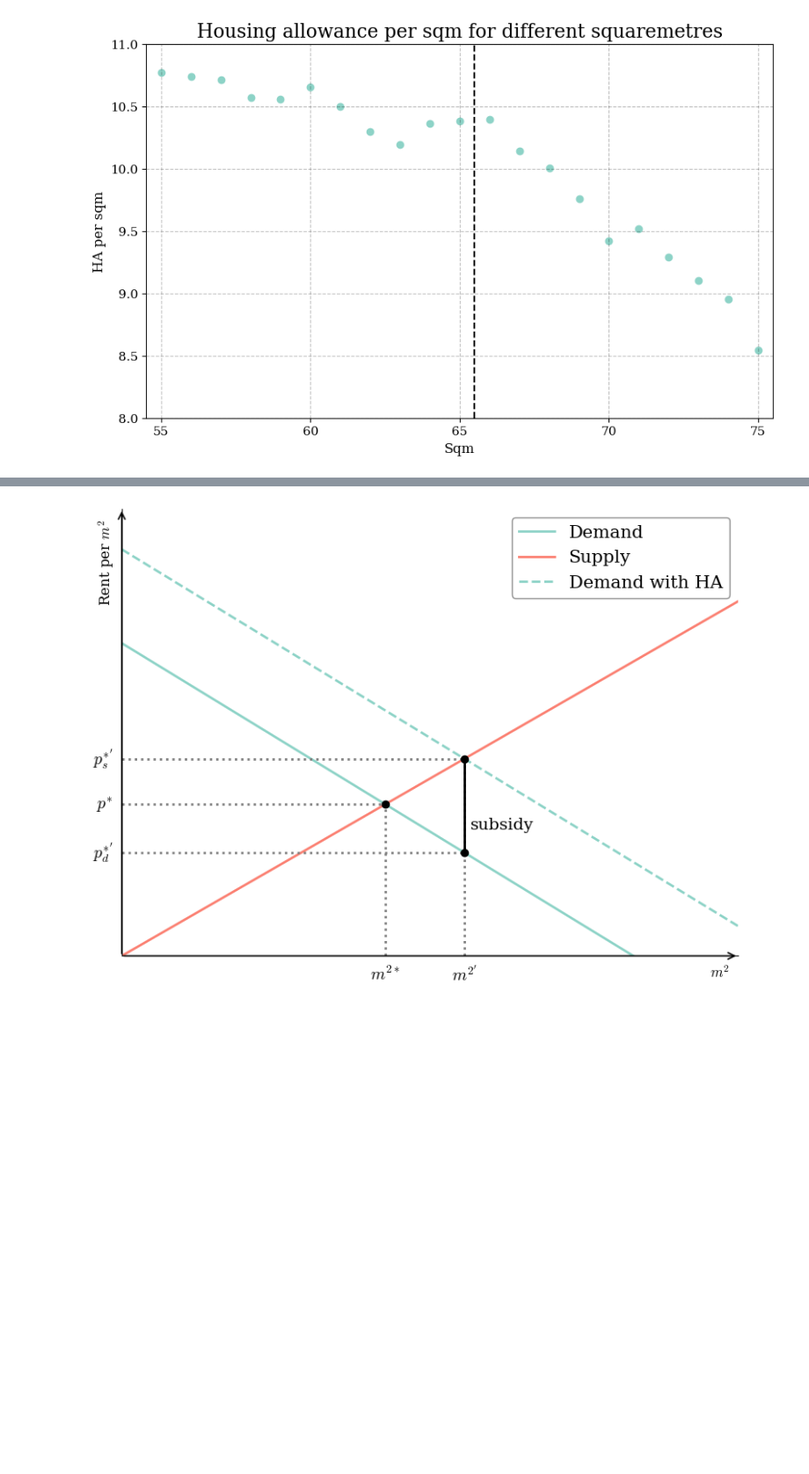
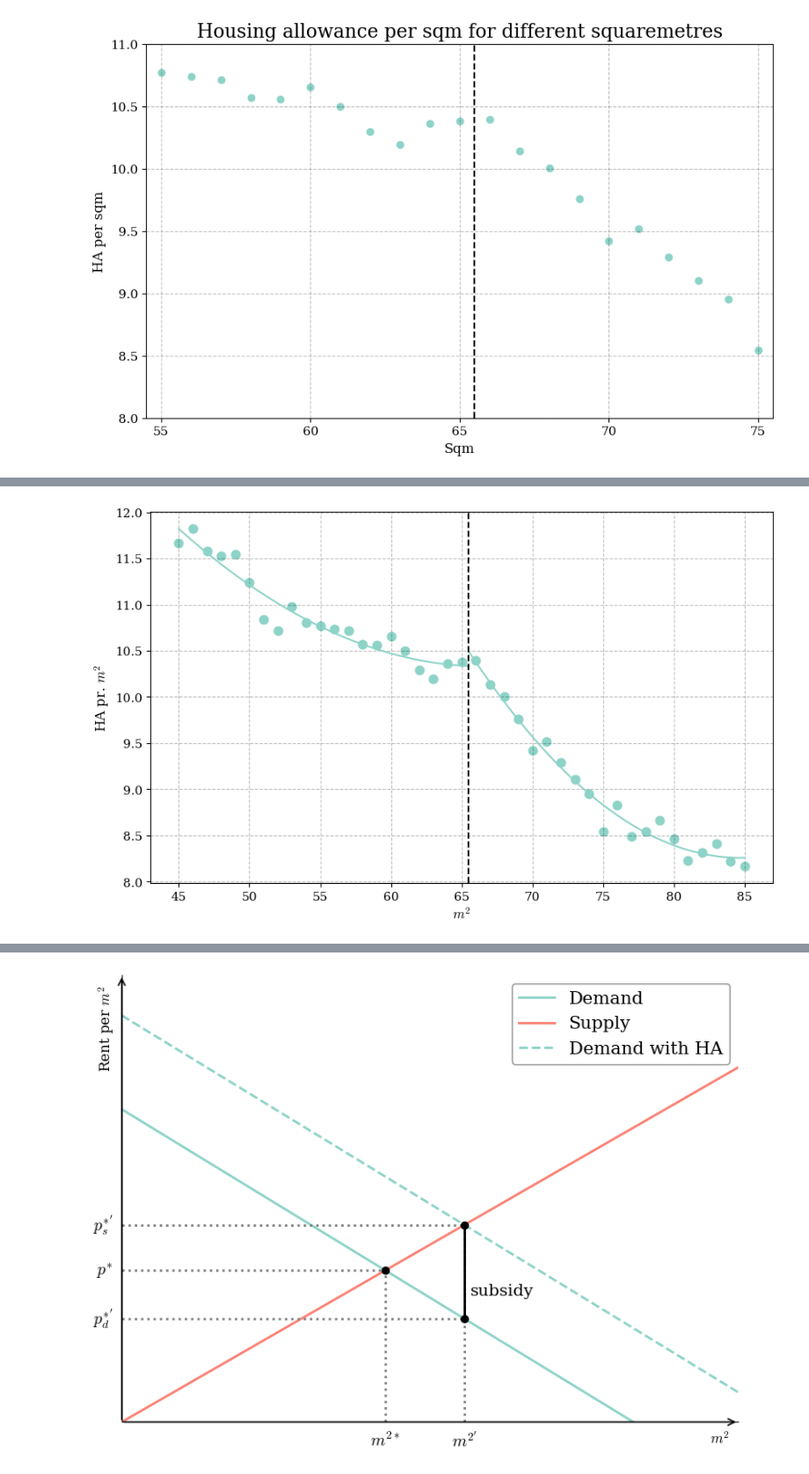
Before and after one commit to HansHoltenAndersen/Bachelor, a Jupyter notebook: Plots.ipynb, the cells around one changed output, grey strips where cells are left out. Shown at 88% size. Cells and saved outputs as stored; diff of their text form; code cells hidden in the pictures; blank space fills up the shorter version.

```diff
--- a/Plots.ipynb
+++ b/Plots.ipynb
@@ -185,3 +185,76 @@ plt.show()
+# %%
+# First stage plot with polynomial (p=2) fits
+
+bw = 20
+
+# --- 1. Subset for RD window (55–75 sqm, change if needed) ---
+df_left = df[(df['sqm'] >= 65 - bw) & (df['sqm'] <= 65)].copy()
+df_right = df[(df['sqm'] >= 66) & (df['sqm'] <= 65 + bw)].copy()
+
+# --- 2. Binscatter helper ---
+def binscatter(data, x, y, bins=bw*2):
+    data = data.copy()
+    data['bin'] = pd.cut(data[x], bins=bw*2)
+    return data.groupby('bin').agg(mean_x=(x, 'mean'),
+                                   mean_y=(y, 'mean')).dropna()
+
+bin_left = binscatter(df_left, 'sqm', 'bs_per_sqm', bins=8)
+bin_right = binscatter(df_right, 'sqm', 'bs_per_sqm', bins=8)
+
+# --- 3. Polynomial regression (p = 2) on each side ---
+def poly_reg(df_bin):
+    df_bin = df_bin.copy()
+    df_bin['x2'] = df_bin['mean_x']**2               # quadratic term
+    X = sm.add_constant(df_bin[['mean_x', 'x2']])    # const + x + x^2
+    y = df_bin['mean_y']
+    model = sm.OLS(y, X).fit()
+    return model
+
+model_L = poly_reg(bin_left)
+model_R = poly_reg(bin_right)
+
+# Extract coefficients
+a_L = model_L.params['const']
+b_L1 = model_L.params['mean_x']
+b_L2 = model_L.params['x2']
+
+a_R = model_R.params['const']
+b_R1 = model_R.params['mean_x']
+b_R2 = model_R.params['x2']
+
+# --- 4. Plot binscatter + polynomial fit ---
+plt.figure(figsize=(10,6))
+
+# Scatter points (binned means)
+plt.scatter(bin_left['mean_x'], bin_left['mean_y'], s=60, color = colors[0])
+plt.scatter(bin_right['mean_x'], bin_right['mean_y'], s=60, color = colors[0])
+
+# Left polynomial line
+xL = np.linspace(df_left['sqm'].min(), df_left['sqm'].max()+0.5, 100)
+yL = a_L + b_L1*xL + b_L2*xL**2
+plt.plot(xL, yL, color = colors[0])
+
+# Right polynomial line
+xR = np.linspace(df_right['sqm'].min()-0.5, df_right['sqm'].max(), 100)
+yR = a_R + b_R1*xR + b_R2*xR**2
+plt.plot(xR, yR, color = colors[0])
+
+# --- Cutoff line ---
+cut = (65 + 66) / 2  # halfway between bins
+plt.axvline(x=cut, linestyle='--', color='black')
+
+# Formatting
+plt.xlabel('$m^2$')
+plt.ylabel('HA pr. $m^2$')
+plt.title('')
+plt.xticks(np.arange(65 - bw, 65 + bw + 0.5, 5))
+#plt.xlim(65 - bw - .5, 65 + bw + .5)
+#plt.ylim(8, 11)
+#plt.yticks(np.arange(8, 11.0001, 1))
+
+plt.show()
+# %% [output]
+[figure, added]
 # %%
 # First stage plot with polynomial (p=2) fits
 
```
Also changed, not shown: parts of 4 cells of this notebook, 4 other files.
